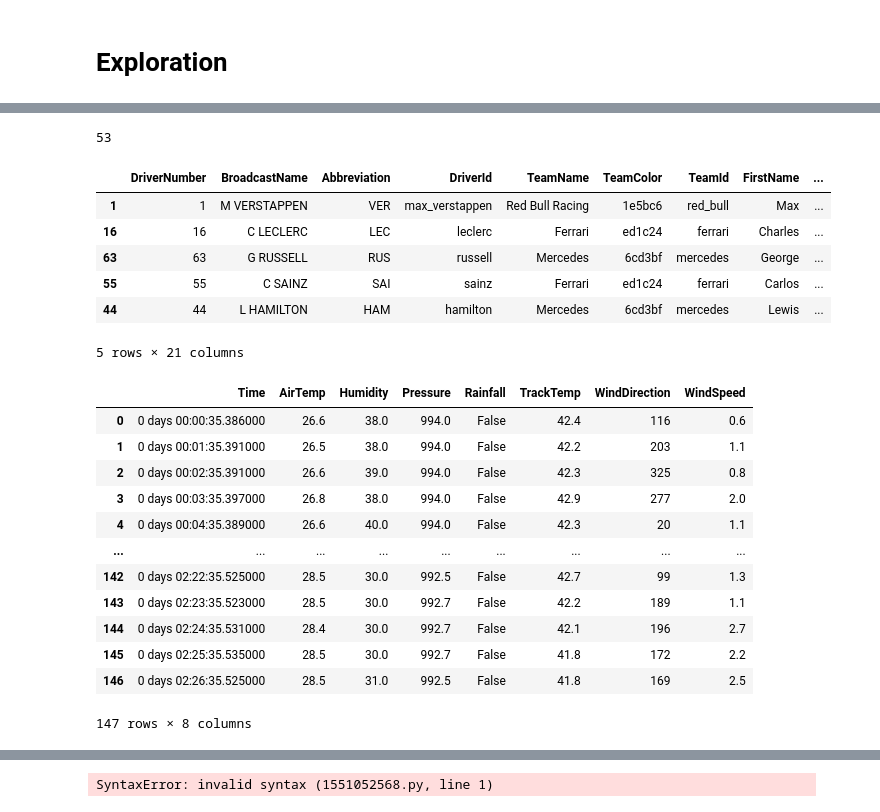
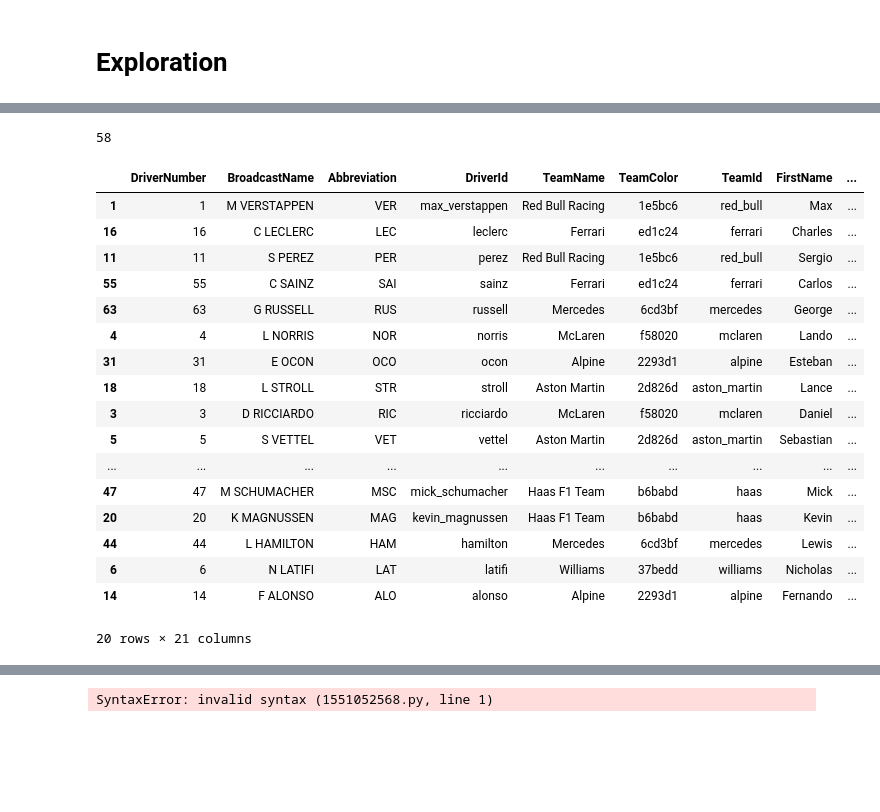
Before and after one commit to le-dav/f1-binottor, a Jupyter notebook: notebooks/margauxmrtnz98.ipynb, the cells around one changed output, grey strips where cells are left out. Drawn from its saved outputs; the diff is of its cells as text; code cells hidden in the pictures; blank space fills up the shorter version.

```diff
--- a/notebooks/margauxmrtnz98.ipynb
+++ b/notebooks/margauxmrtnz98.ipynb
@@ -3,7 +3,3 @@ import fastf1
 import pandas as pd
 # %% [markdown]
 # Exploration
-# %%
-#Charger un Grand Prix
-session = fastf1.get_session(2022, 'Melbourne', 'R')
-session.load()
@@ -56,35 +7,29 @@ Timestamp('2022-09-11 13:00:00')
 #Nombre de tours
 session.total_laps
 # %% [output]
-53
+58
 # %%
 #Classement final du Grand Prix
-session.results.head()
+session.results
 # %% [output]
 |  | DriverNumber | BroadcastName | Abbreviation | DriverId | TeamName | TeamColor | TeamId | FirstName | ... |
 | 1 | 1 | M VERSTAPPEN | VER | max_verstappen | Red Bull Racing | 1e5bc6 | red_bull | Max | ... |
 | 16 | 16 | C LECLERC | LEC | leclerc | Ferrari | ed1c24 | ferrari | Charles | ... |
+| 11 | 11 | S PEREZ | PER | perez | Red Bull Racing | 1e5bc6 | red_bull | Sergio | ... |
+| 55 | 55 | C SAINZ | SAI | sainz | Ferrari | ed1c24 | ferrari | Carlos | ... |
 | 63 | 63 | G RUSSELL | RUS | russell | Mercedes | 6cd3bf | mercedes | George | ... |
-| 55 | 55 | C SAINZ | SAI | sainz | Ferrari | ed1c24 | ferrari | Carlos | ... |
+| 4 | 4 | L NORRIS | NOR | norris | McLaren | f58020 | mclaren | Lando | ... |
+| 31 | 31 | E OCON | OCO | ocon | Alpine | 2293d1 | alpine | Esteban | ... |
+| 18 | 18 | L STROLL | STR | stroll | Aston Martin | 2d826d | aston_martin | Lance | ... |
+| 3 | 3 | D RICCIARDO | RIC | ricciardo | McLaren | f58020 | mclaren | Daniel | ... |
+| 5 | 5 | S VETTEL | VET | vettel | Aston Martin | 2d826d | aston_martin | Sebastian | ... |
+| ... | ... | ... | ... | ... | ... | ... | ... | ... | ... |
+| 47 | 47 | M SCHUMACHER | MSC | mick_schumacher | Haas F1 Team | b6babd | haas | Mick | ... |
+| 20 | 20 | K MAGNUSSEN | MAG | kevin_magnussen | Haas F1 Team | b6babd | haas | Kevin | ... |
 | 44 | 44 | L HAMILTON | HAM | hamilton | Mercedes | 6cd3bf | mercedes | Lewis | ... |
+| 6 | 6 | N LATIFI | LAT | latifi | Williams | 37bedd | williams | Nicholas | ... |
+| 14 | 14 | F ALONSO | ALO | alonso | Alpine | 2293d1 | alpine | Fernando | ... |
-5 rows × 21 columns
+20 rows × 21 columns
-# %%
-#Données météo du Grand Prix
-session.weather_data
-# %% [output]
-|  | Time | AirTemp | Humidity | Pressure | Rainfall | TrackTemp | WindDirection | WindSpeed |
-| 0 | 0 days 00:00:35.386000 | 26.6 | 38.0 | 994.0 | False | 42.4 | 116 | 0.6 |
-| 1 | 0 days 00:01:35.391000 | 26.5 | 38.0 | 994.0 | False | 42.2 | 203 | 1.1 |
-| 2 | 0 days 00:02:35.391000 | 26.6 | 39.0 | 994.0 | False | 42.3 | 325 | 0.8 |
-| 3 | 0 days 00:03:35.397000 | 26.8 | 38.0 | 994.0 | False | 42.9 | 277 | 2.0 |
-| 4 | 0 days 00:04:35.389000 | 26.6 | 40.0 | 994.0 | False | 42.3 | 20 | 1.1 |
-| ... | ... | ... | ... | ... | ... | ... | ... | ... |
-| 142 | 0 days 02:22:35.525000 | 28.5 | 30.0 | 992.5 | False | 42.7 | 99 | 1.3 |
-| 143 | 0 days 02:23:35.523000 | 28.5 | 30.0 | 992.7 | False | 42.2 | 189 | 1.1 |
-| 144 | 0 days 02:24:35.531000 | 28.4 | 30.0 | 992.7 | False | 42.1 | 196 | 2.7 |
-| 145 | 0 days 02:25:35.535000 | 28.5 | 30.0 | 992.7 | False | 41.8 | 172 | 2.2 |
-| 146 | 0 days 02:26:35.525000 | 28.5 | 31.0 | 992.5 | False | 41.8 | 169 | 2.5 |
-147 rows × 8 columns
 # %%
 #Temps par lap et par pilote
 session.laps
```
Also changed, not shown: parts of 38 cells of this notebook.
